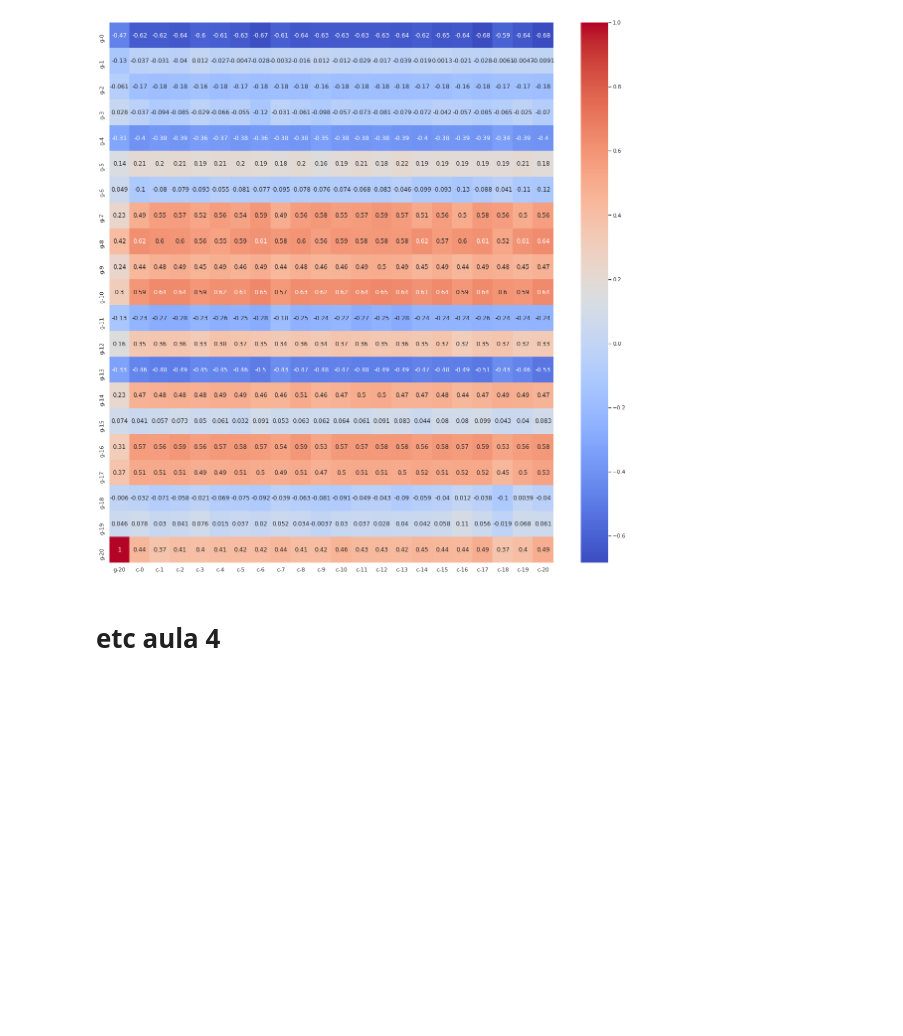
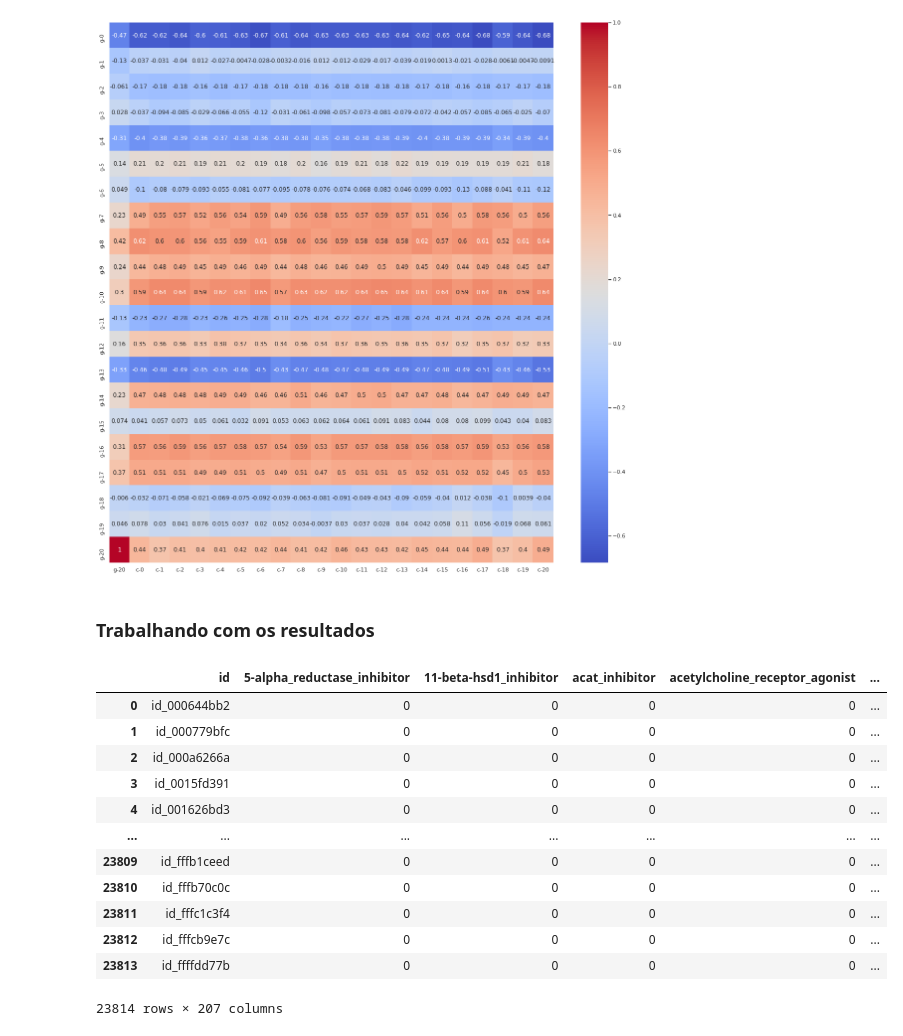
Before and after one commit to jessicasilvacodes/imersao-dados-3-alura, a Jupyter notebook: imersao_dados_alura.ipynb, the cells around one changed output. Saved outputs shown, nothing was run; the diff lists cells and outputs as text; code cells hidden in the pictures; blank space fills up the shorter version.

```diff
--- a/imersao_dados_alura.ipynb
+++ b/imersao_dados_alura.ipynb
@@ -562,5 +562,22 @@ f, ax = plt.subplots(figsize = (20, 20))
 sns.heatmap(corr_merge.iloc[:21, 20:], annot = True, cmap = "coolwarm");
 # %% [output]
 [figure]
-# %% [markdown]
-# etc aula 4
+# %% [markdown]
+### Trabalhando com os resultados
+# %%
+dados_resultados = pd.read_csv('https://github.com/alura-cursos/imersaodados3/blob/main/dados/dados_resultados.csv?raw=true')
+dados_resultados
+# %% [output]
+|  | id | 5-alpha_reductase_inhibitor | 11-beta-hsd1_inhibitor | acat_inhibitor | acetylcholine_receptor_agonist | ... |
+| 0 | id_000644bb2 | 0 | 0 | 0 | 0 | ... |
+| 1 | id_000779bfc | 0 | 0 | 0 | 0 | ... |
+| 2 | id_000a6266a | 0 | 0 | 0 | 0 | ... |
+| 3 | id_0015fd391 | 0 | 0 | 0 | 0 | ... |
+| 4 | id_001626bd3 | 0 | 0 | 0 | 0 | ... |
+| ... | ... | ... | ... | ... | ... | ... |
+| 23809 | id_fffb1ceed | 0 | 0 | 0 | 0 | ... |
+| 23810 | id_fffb70c0c | 0 | 0 | 0 | 0 | ... |
+| 23811 | id_fffc1c3f4 | 0 | 0 | 0 | 0 | ... |
+| 23812 | id_fffcb9e7c | 0 | 0 | 0 | 0 | ... |
+| 23813 | id_ffffdd77b | 0 | 0 | 0 | 0 | ... |
+23814 rows × 207 columns
```
Also changed, not shown: parts of 1 cell of this notebook.
